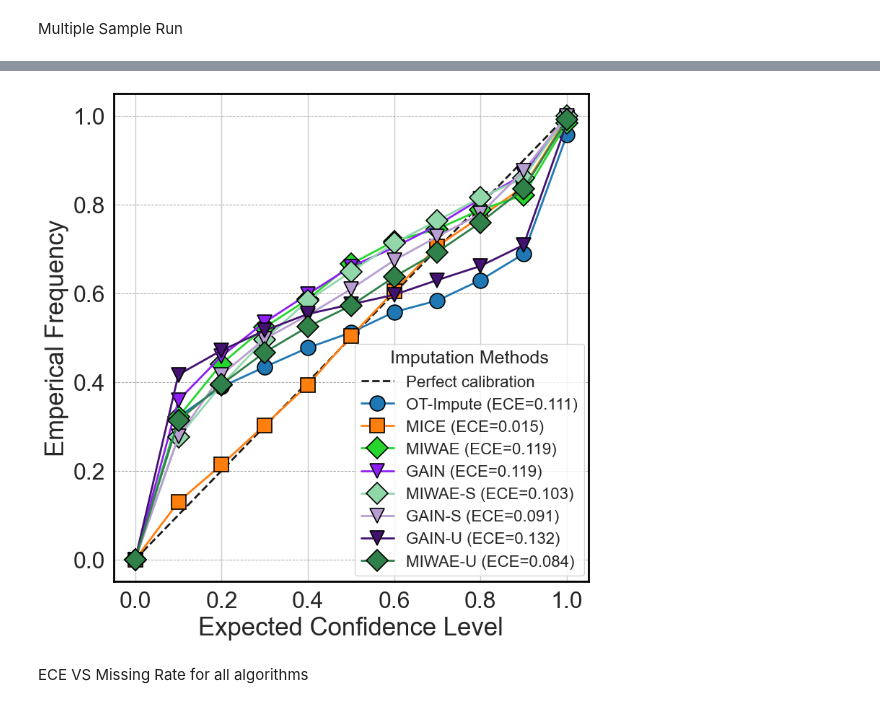
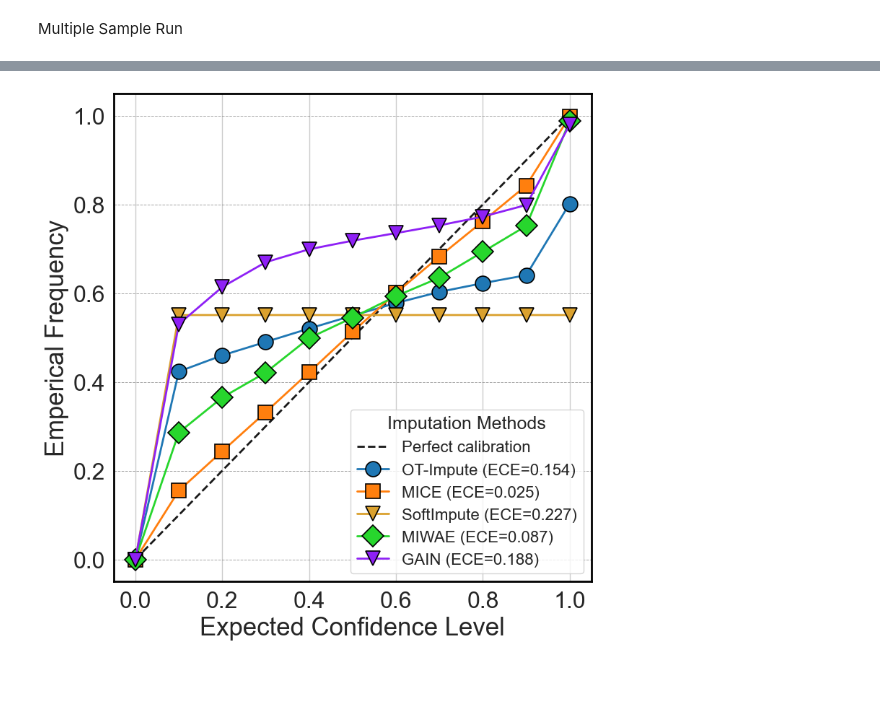
Before and after one commit to ZarinTahia/Imputation_Uncertainty, a Jupyter notebook: Notebook/BCancer.ipynb, the cells around one changed output, grey strips where cells are left out. Drawn from its saved outputs; the diff is of its cells as text; code cells hidden in the pictures; blank space fills up the shorter version.

```diff
--- a/Notebook/BCancer.ipynb
+++ b/Notebook/BCancer.ipynb
@@ -2790,4 +2316,5 @@ Calibration curve for all algorithms
 # %%
+
 import pandas as pd
 import numpy as np
 import matplotlib.pyplot as plt
@@ -2806,7 +2333,7 @@ df_results = pd.read_csv(
     r"C:\Users\zhossai3\Desktop\Uncertainty\imputation_Uncertainty\Output\results\Cancer_mcar_allMethod_results_with_all_missing_values.csv"
 )
 
-target_missing_rate = 30  # example: 20%
+target_missing_rate = 30 # example: 20%
 df_filtered = df_results[df_results['MissingRate'] == target_missing_rate]
 
 
@@ -2844,7 +2371,11 @@ algo_styles = {
     "MIWAE-S": {"color": "#92d7aa", "marker": "D"},
     "GAIN-S": {"color": "#b89dd2", "marker": "v"},
     "MIWAE-U": {"color": "#308149", "marker": "D"},
-    "GAIN-U": {"color": "#431271", "marker": "v"}
+    "GAIN-U": {"color": "#431271", "marker": "v"},
+    "SoftImpute": {"color": "#DAA12E", "marker": "v"},
+    "TabCSDI": {"color": "#710B0B", "marker": "v"},
+    "TabCSDI-S": {"color": "#CF616A", "marker": "v"},
+
 }
 
 # ---- Plot ----
@@ -2852,8 +2383,9 @@ plt.figure(figsize=(8, 8))
 plt.plot([0, 1], [0, 1], 'k--', label='Perfect calibration', linewidth=2)
 
 for algo in algorithms:
-    if algo == "VAEAC":   # <-- skip VAEAC
+    if algo == "GAIN-S" or algo == "GAIN-U" or algo == "MIWAE-U" or algo =="MIWAE-S" or algo == "TabCSDI-S":
         continue
+
     df_algo = df_filtered[df_filtered['Algorithm'] == algo]
 
     true_vals = df_algo['TrueValue'].values
@@ -2874,34 +2406,32 @@ for algo in algorithms:
 
 # Axis labels
 plt.xlabel("Expected Confidence Level", fontsize=x_label_fontsize)
 plt.ylabel("Emperical Frequency", fontsize=y_label_fontsize)  # changed from Empirical Frequency
 
 # Legend (smaller, clean)
 
 
-plt.legend(title="Imputation Methods",loc="center",bbox_to_anchor=(0.75, 0.25),fontsize=legend_label_fontsize, title_fontsize=legend_title_fontsize)
+plt.legend(ncol=1,title="Imputation Methods",fontsize=legend_label_fontsize, title_fontsize=legend_title_fontsize)
 
 # Borders (black edges)
 ax = plt.gca()
 for spine in ax.spines.values():
     spine.set_visible(True)
     spine.set_color('black')
     spine.set_linewidth(2)
 
 # Grid lines
 ax.yaxis.grid(True, linestyle='--', color='grey', linewidth=0.7, alpha=0.7)
 
 # Tick params
 ax.tick_params(axis='x', labelsize=x_tick_fontsize)
 ax.tick_params(axis='y', labelsize=y_tick_fontsize)
 ax.yaxis.set_tick_params(width=1.5, length=5)
 
 plt.tight_layout()
 save_path = r"C:\Users\zhossai3\Desktop\Uncertainty\imputation_Uncertainty\Output\Cancer_MCAR30_CalibrationCurve_allMethods.pdf"
 plt.savefig(save_path, format="pdf", bbox_inches="tight")
 
 plt.show()
 # %% [output]
-[figure, old version]
+[figure, new version]
-# %% [markdown]
-ECE VS Missing Rate for all algorithms
```
Also changed, not shown: parts of 69 cells of this notebook, 12 other files.
